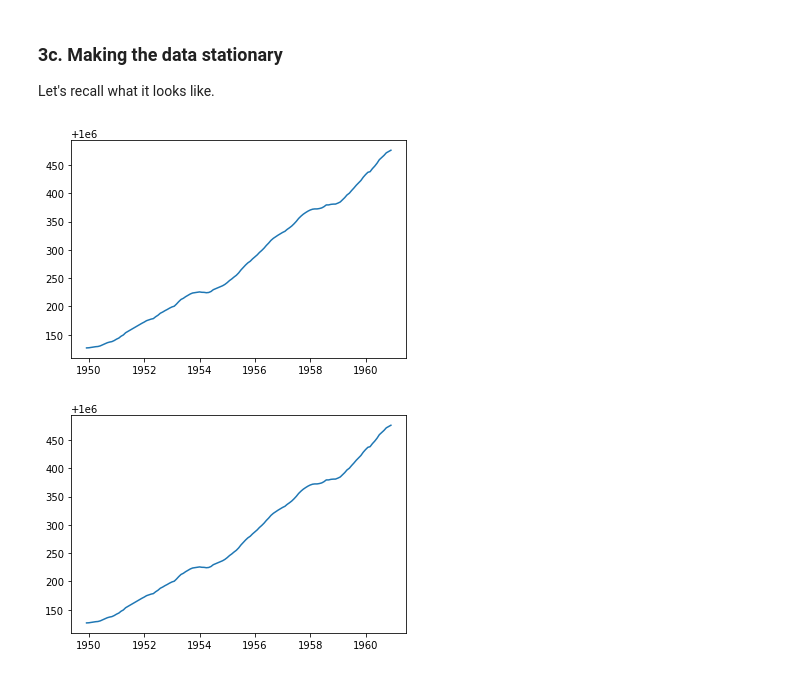
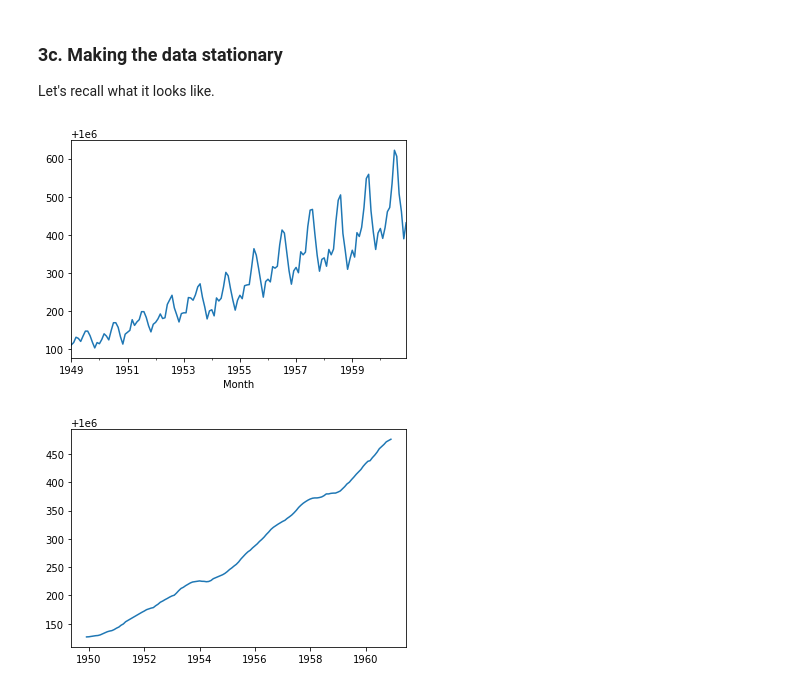
Before and after one commit to graceyu2020/Time_series, a Jupyter notebook: GraceYu_Cowboy Cigarettes Case Study - Tier 3.ipynb, the cells around one changed output. Cells and saved outputs as stored; diff of their text form; code cells hidden in the pictures.

```diff
--- a/GraceYu_Cowboy Cigarettes Case Study - Tier 3.ipynb
+++ b/GraceYu_Cowboy Cigarettes Case Study - Tier 3.ipynb
@@ -244,10 +268,10 @@ But our data need to be stationary! So we need to do some transforming.
 Let's recall what it looks like.
 # %%
 # plot the rolling average mean for every year.
-plt.plot(y.rolling(window = 12).mean())
+y.plot()
 plt.show()
 # %% [output]
-[figure, old version]
+[figure, new version]
 # %%
 # plot the rolling average mean for every year.
 plt.plot(y.rolling(window = 12).mean())
```
Also changed, not shown: parts of 11 cells of this notebook.
